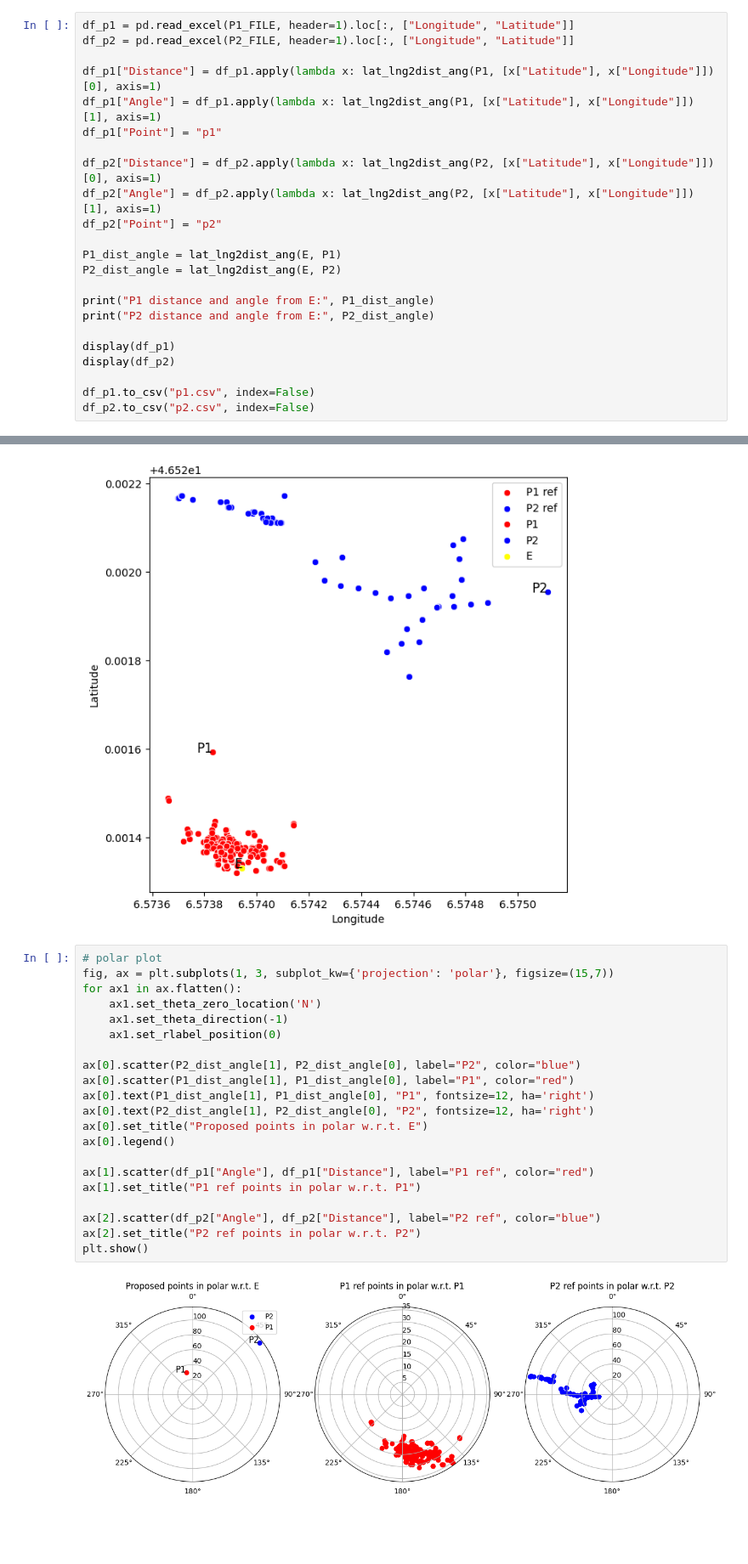
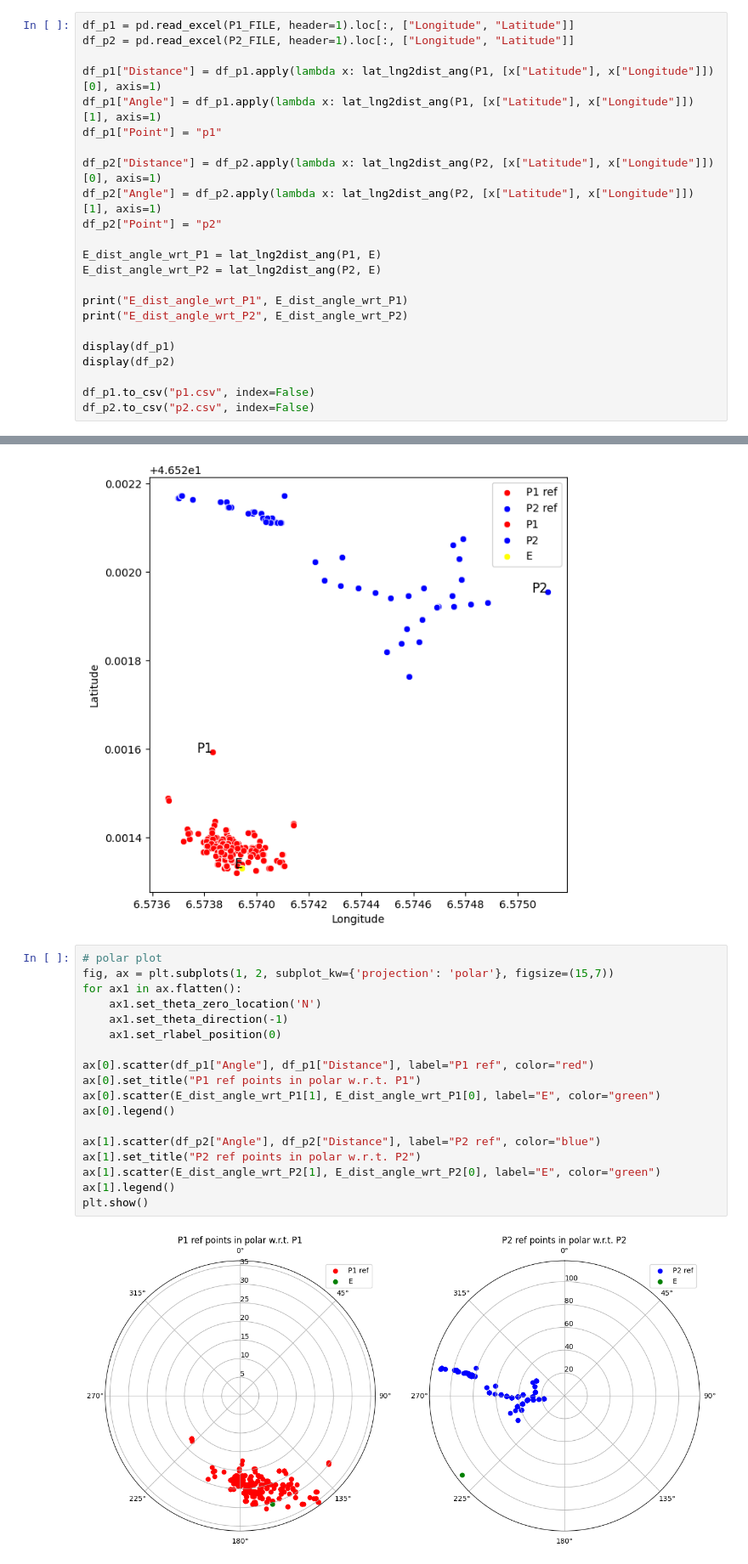
Before and after one commit to KlemenVovk/gps_evaluation, a Jupyter notebook: main.ipynb, the cells around one changed output, grey strips where cells are left out. Shown at 85% size. Cells and saved outputs as stored; diff of their text form; blank space fills up the shorter version.

```diff
--- a/main.ipynb
+++ b/main.ipynb
@@ -35,11 +37,11 @@ df_p2["Distance"] = df_p2.apply(lambda x: lat_lng2dist_ang(P2, [x["Latitude"], x
 df_p2["Angle"] = df_p2.apply(lambda x: lat_lng2dist_ang(P2, [x["Latitude"], x["Longitude"]])[1], axis=1)
 df_p2["Point"] = "p2"
 
-P1_dist_angle = lat_lng2dist_ang(E, P1)
-P2_dist_angle = lat_lng2dist_ang(E, P2)
+E_dist_angle_wrt_P1 = lat_lng2dist_ang(P1, E)
+E_dist_angle_wrt_P2 = lat_lng2dist_ang(P2, E)
 
-print("P1 distance and angle from E:", P1_dist_angle)
-print("P2 distance and angle from E:", P2_dist_angle)
+print("E_dist_angle_wrt_P1", E_dist_angle_wrt_P1)
+print("E_dist_angle_wrt_P2", E_dist_angle_wrt_P2)
 
 display(df_p1)
 display(df_p2)
@@ -90,26 +92,23 @@ Text(6.573944444, 46.521330555, 'E')
 [figure]
 # %%
 # polar plot
-fig, ax = plt.subplots(1, 3, subplot_kw={'projection': 'polar'}, figsize=(15,7))
+fig, ax = plt.subplots(1, 2, subplot_kw={'projection': 'polar'}, figsize=(15,7))
 for ax1 in ax.flatten():
     ax1.set_theta_zero_location('N')
     ax1.set_theta_direction(-1)
     ax1.set_rlabel_position(0)
 
-ax[0].scatter(P2_dist_angle[1], P2_dist_angle[0], label="P2", color="blue")
-ax[0].scatter(P1_dist_angle[1], P1_dist_angle[0], label="P1", color="red")
-ax[0].text(P1_dist_angle[1], P1_dist_angle[0], "P1", fontsize=12, ha='right')
-ax[0].text(P2_dist_angle[1], P2_dist_angle[0], "P2", fontsize=12, ha='right')
-ax[0].set_title("Proposed points in polar w.r.t. E")
+ax[0].scatter(df_p1["Angle"], df_p1["Distance"], label="P1 ref", color="red")
+ax[0].set_title("P1 ref points in polar w.r.t. P1")
+ax[0].scatter(E_dist_angle_wrt_P1[1], E_dist_angle_wrt_P1[0], label="E", color="green")
 ax[0].legend()
 
-ax[1].scatter(df_p1["Angle"], df_p1["Distance"], label="P1 ref", color="red")
-ax[1].set_title("P1 ref points in polar w.r.t. P1")
-
-ax[2].scatter(df_p2["Angle"], df_p2["Distance"], label="P2 ref", color="blue")
-ax[2].set_title("P2 ref points in polar w.r.t. P2")
+ax[1].scatter(df_p2["Angle"], df_p2["Distance"], label="P2 ref", color="blue")
+ax[1].set_title("P2 ref points in polar w.r.t. P2")
+ax[1].scatter(E_dist_angle_wrt_P2[1], E_dist_angle_wrt_P2[0], label="E", color="green")
+ax[1].legend()
 plt.show()
 # %% [output]
-[figure, old version]
+[figure, new version]
 # %% [markdown]
 The polar chart seems to make sense. So P1 and P2 are computed w.r.t. the evidence point. Azimuth is measured clockwise, 0 deg being straight up. Therefore P2 is at approx. 45 degrees of azimuth w.r.t E and P1 is a bit below 360 deg azimuth.
```
Also changed, not shown: parts of 10 cells of this notebook, 1 other file.
